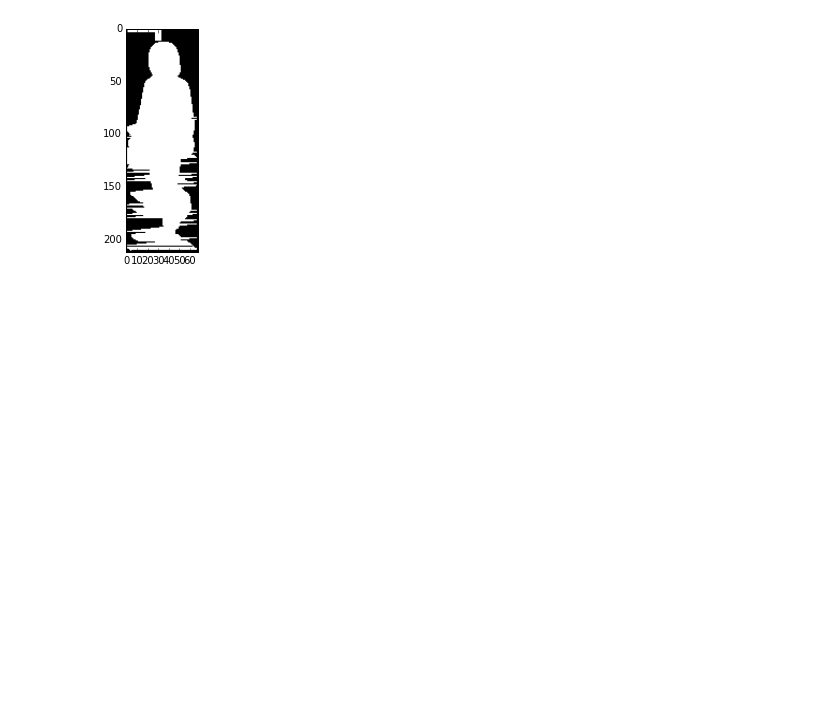
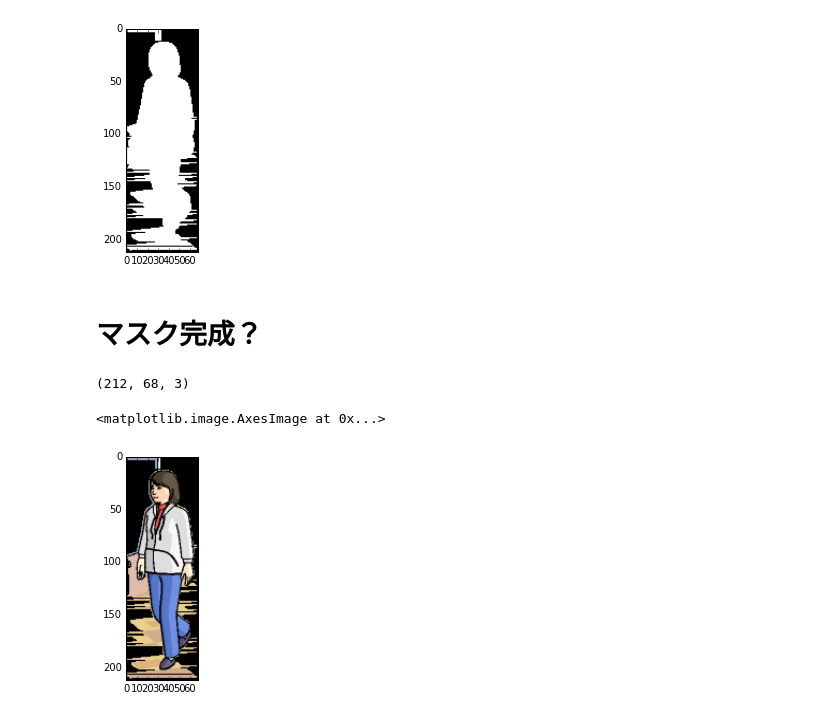
Before and after one commit to takahiro-itou/PRMU2016, a Jupyter notebook: JupyterNotebook/EdgeTest.ipynb, the cells around one changed output. Saved outputs shown, nothing was run; the diff lists cells and outputs as text; code cells hidden in the pictures; blank space fills up the shorter version.

```diff
--- a/JupyterNotebook/EdgeTest.ipynb
+++ b/JupyterNotebook/EdgeTest.ipynb
@@ -85,3 +85,22 @@ plt.imshow(edges2, cmap='gray')
 # %% [output]
 <matplotlib.image.AxesImage at 0x...>
 [figure]
+# %% [markdown]
+# マスク完成？
+# %%
+data3 = numpy.zeros(data.shape, dtype=data.dtype)
+data3.shape
+# %% [output]
+(212, 68, 3)
+# %%
+data3 = numpy.zeros(data.shape, dtype=data.dtype)
+for y in range(data3.shape[0]):
+    for x in range(data3.shape[1]):
+        data3[y,x,0] = data[y,x,0] * edges2[y,x]
+        data3[y,x,1] = data[y,x,1] * edges2[y,x]
+        data3[y,x,2] = data[y,x,2] * edges2[y,x]
+# %%
+plt.imshow(data3)
+# %% [output]
+<matplotlib.image.AxesImage at 0x...>
+[figure, added]
```
